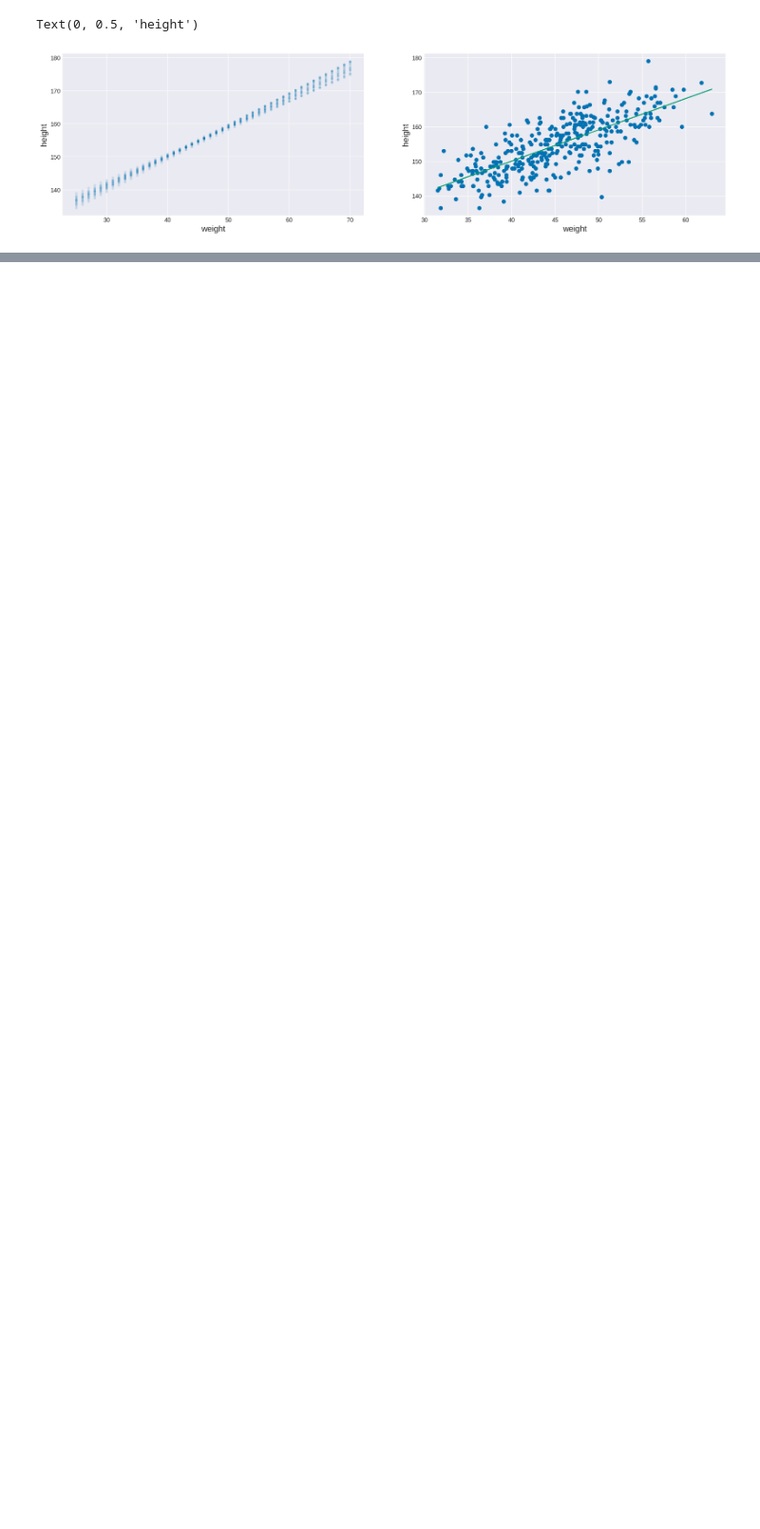
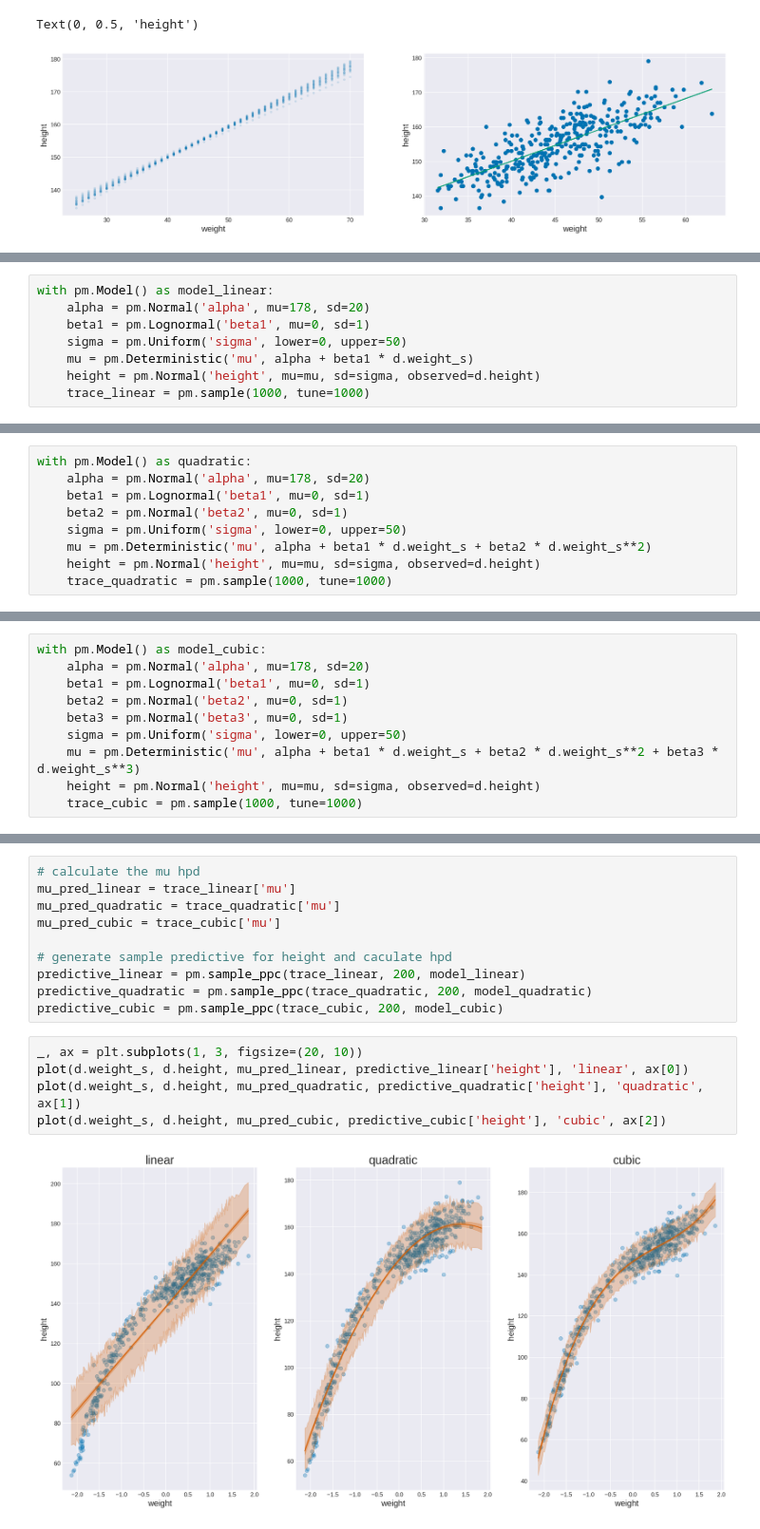
Before and after one commit to yebenbenben/Statistical-Rethinking-with-Python-and-PyMC3, a Jupyter notebook: Ch4.ipynb, the cells around one changed output, grey strips where cells are left out. Shown at 95% size. Cells and saved outputs as stored; diff of their text form; blank space fills up the shorter version.

```diff
--- a/Ch4.ipynb
+++ b/Ch4.ipynb
@@ -158,0 +181,8 @@ plt.xlim(d2.weight[:N].min(), d2.weight[:N].max());
+# %%
+with pm.Model() as model_linear:
+    alpha = pm.Normal('alpha', mu=178, sd=20)
+    beta1 = pm.Lognormal('beta1', mu=0, sd=1)
+    sigma = pm.Uniform('sigma', lower=0, upper=50)
+    mu = pm.Deterministic('mu', alpha + beta1 * d.weight_s)
+    height = pm.Normal('height', mu=mu, sd=sigma, observed=d.height)
+    trace_linear = pm.sample(1000, tune=1000)
@@ -158,0 +194,9 @@ plt.xlim(d2.weight[:N].min(), d2.weight[:N].max());
+# %%
+with pm.Model() as quadratic:
+    alpha = pm.Normal('alpha', mu=178, sd=20)
+    beta1 = pm.Lognormal('beta1', mu=0, sd=1)
+    beta2 = pm.Normal('beta2', mu=0, sd=1)
+    sigma = pm.Uniform('sigma', lower=0, upper=50)
+    mu = pm.Deterministic('mu', alpha + beta1 * d.weight_s + beta2 * d.weight_s**2)
+    height = pm.Normal('height', mu=mu, sd=sigma, observed=d.height)
+    trace_quadratic = pm.sample(1000, tune=1000)
@@ -158,0 +208,10 @@ plt.xlim(d2.weight[:N].min(), d2.weight[:N].max());
+# %%
+with pm.Model() as model_cubic:
+    alpha = pm.Normal('alpha', mu=178, sd=20)
+    beta1 = pm.Lognormal('beta1', mu=0, sd=1)
+    beta2 = pm.Normal('beta2', mu=0, sd=1)
+    beta3 = pm.Normal('beta3', mu=0, sd=1)
+    sigma = pm.Uniform('sigma', lower=0, upper=50)
+    mu = pm.Deterministic('mu', alpha + beta1 * d.weight_s + beta2 * d.weight_s**2 + beta3 * d.weight_s**3)
+    height = pm.Normal('height', mu=mu, sd=sigma, observed=d.height)
+    trace_cubic = pm.sample(1000, tune=1000)
@@ -158,0 +223,17 @@ plt.xlim(d2.weight[:N].min(), d2.weight[:N].max());
+# %%
+# calculate the mu hpd
+mu_pred_linear = trace_linear['mu']
+mu_pred_quadratic = trace_quadratic['mu']
+mu_pred_cubic = trace_cubic['mu']
+
+# generate sample predictive for height and caculate hpd
+predictive_linear = pm.sample_ppc(trace_linear, 200, model_linear)
+predictive_quadratic = pm.sample_ppc(trace_quadratic, 200, model_quadratic)
+predictive_cubic = pm.sample_ppc(trace_cubic, 200, model_cubic)
+# %%
+_, ax = plt.subplots(1, 3, figsize=(20, 10))
+plot(d.weight_s, d.height, mu_pred_linear, predictive_linear['height'], 'linear', ax[0])
+plot(d.weight_s, d.height, mu_pred_quadratic, predictive_quadratic['height'], 'quadratic', ax[1])
+plot(d.weight_s, d.height, mu_pred_cubic, predictive_cubic['height'], 'cubic', ax[2])
+# %% [output]
+[figure, added]
```
Also changed, not shown: parts of 14 cells of this notebook.
